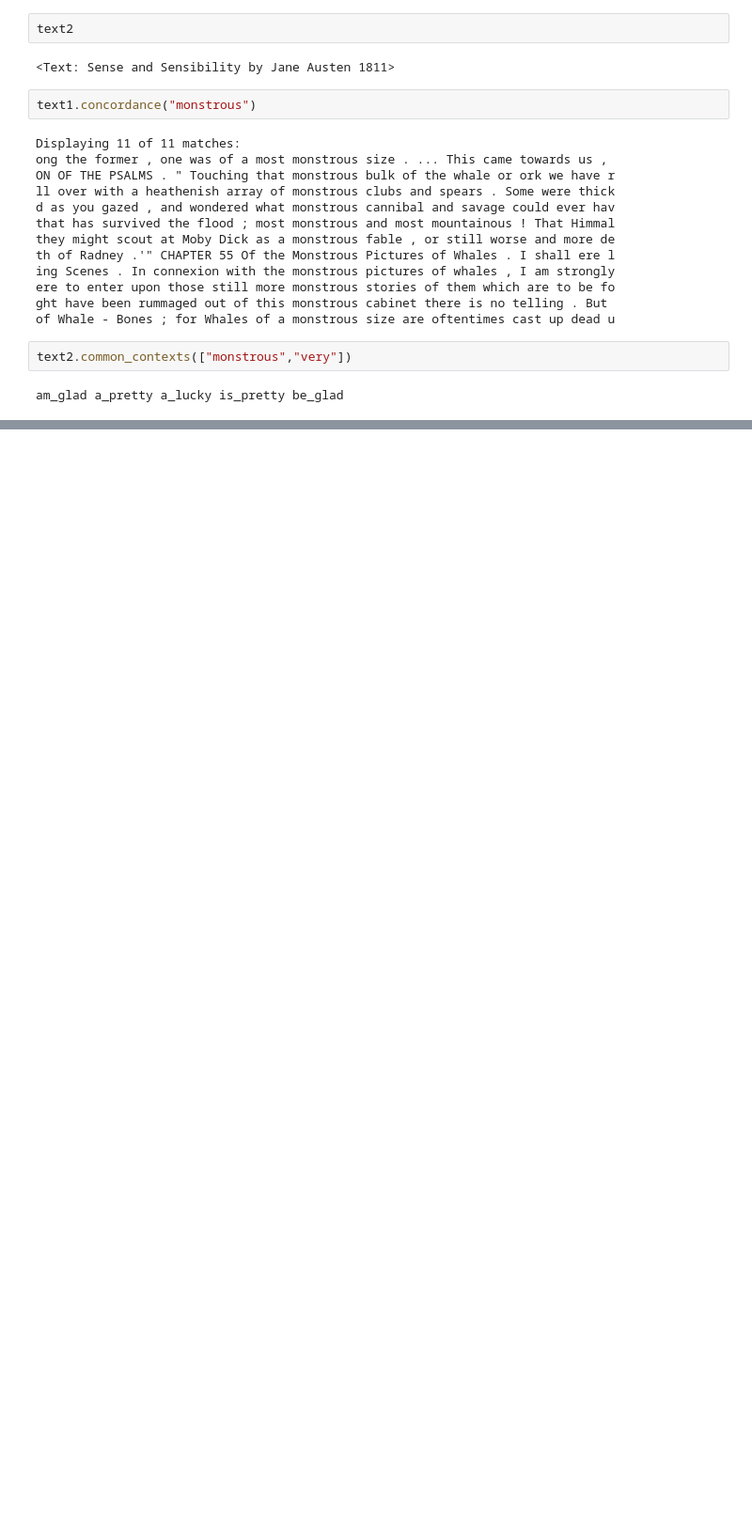
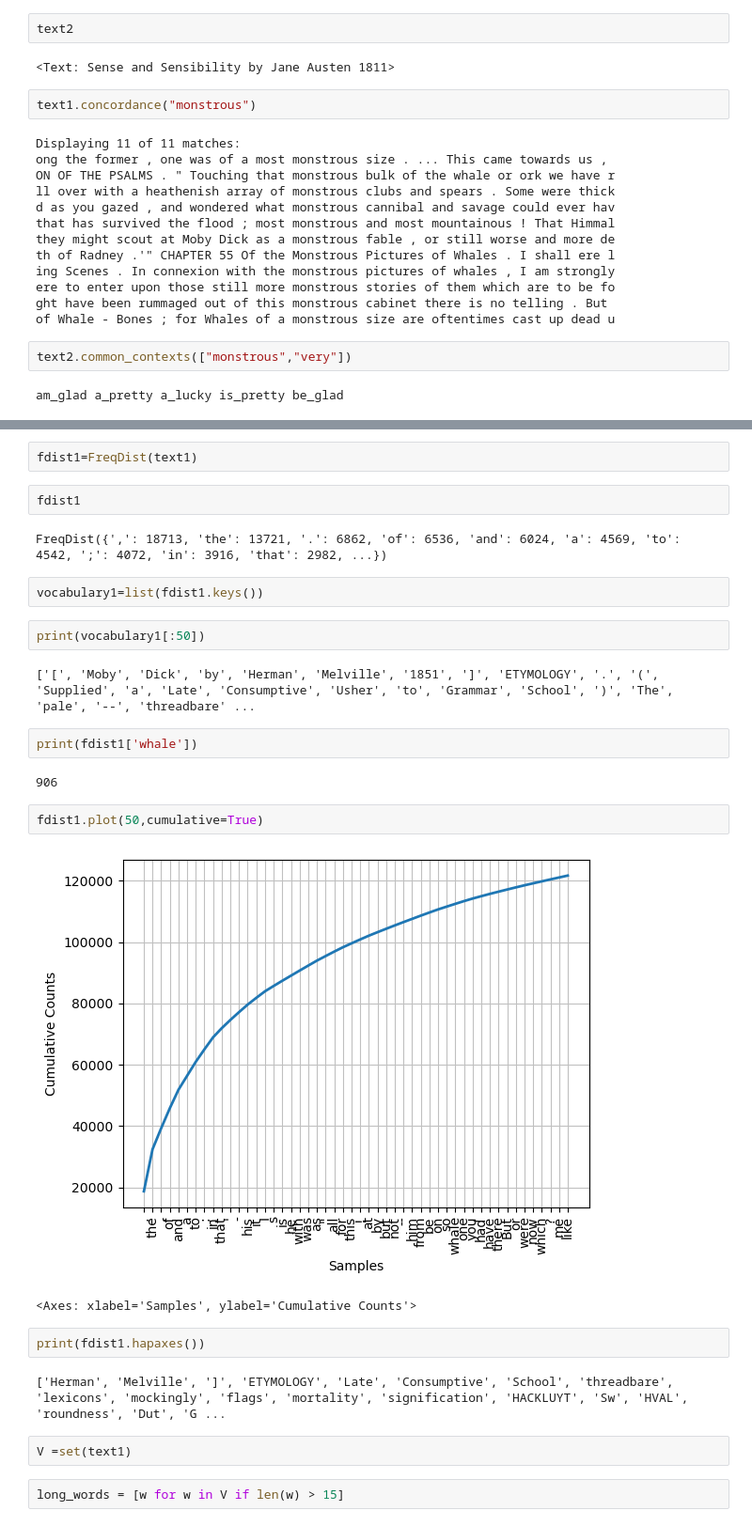
Before and after one commit to GitableGabe/DATA_620, a Jupyter notebook: Week 1.ipynb, the cells around one changed output, grey strips where cells are left out. Shown at 94% size. Saved outputs shown, nothing was run; the diff lists cells and outputs as text; blank space fills up the shorter version.

```diff
--- a/Week 1.ipynb
+++ b/Week 1.ipynb
@@ -69,0 +292,29 @@ unto Hagar , Sarai ' s brother will I slay
+# %%
+fdist1=FreqDist(text1)
+# %%
+fdist1
+# %% [output]
+FreqDist({',': 18713, 'the': 13721, '.': 6862, 'of': 6536, 'and': 6024, 'a': 4569, 'to': 4542, ';': 4072, 'in': 3916, 'that': 2982, ...})
+# %%
+vocabulary1=list(fdist1.keys())
+# %%
+print(vocabulary1[:50])
+# %% [output]
+['[', 'Moby', 'Dick', 'by', 'Herman', 'Melville', '1851', ']', 'ETYMOLOGY', '.', '(', 'Supplied', 'a', 'Late', 'Consumptive', 'Usher', 'to', 'Grammar', 'School', ')', 'The', 'pale', '--', 'threadbare' ...
+# %%
+print(fdist1['whale'])
+# %% [output]
+906
+# %%
+fdist1.plot(50,cumulative=True)
+# %% [output]
+[figure, added]
+<Axes: xlabel='Samples', ylabel='Cumulative Counts'>
+# %%
+print(fdist1.hapaxes())
+# %% [output]
+['Herman', 'Melville', ']', 'ETYMOLOGY', 'Late', 'Consumptive', 'School', 'threadbare', 'lexicons', 'mockingly', 'flags', 'mortality', 'signification', 'HACKLUYT', 'Sw', 'HVAL', 'roundness', 'Dut', 'G ...
+# %%
+V =set(text1)
+# %%
+long_words = [w for w in V if len(w) > 15]
```
Also changed, not shown: parts of 87 cells of this notebook.
